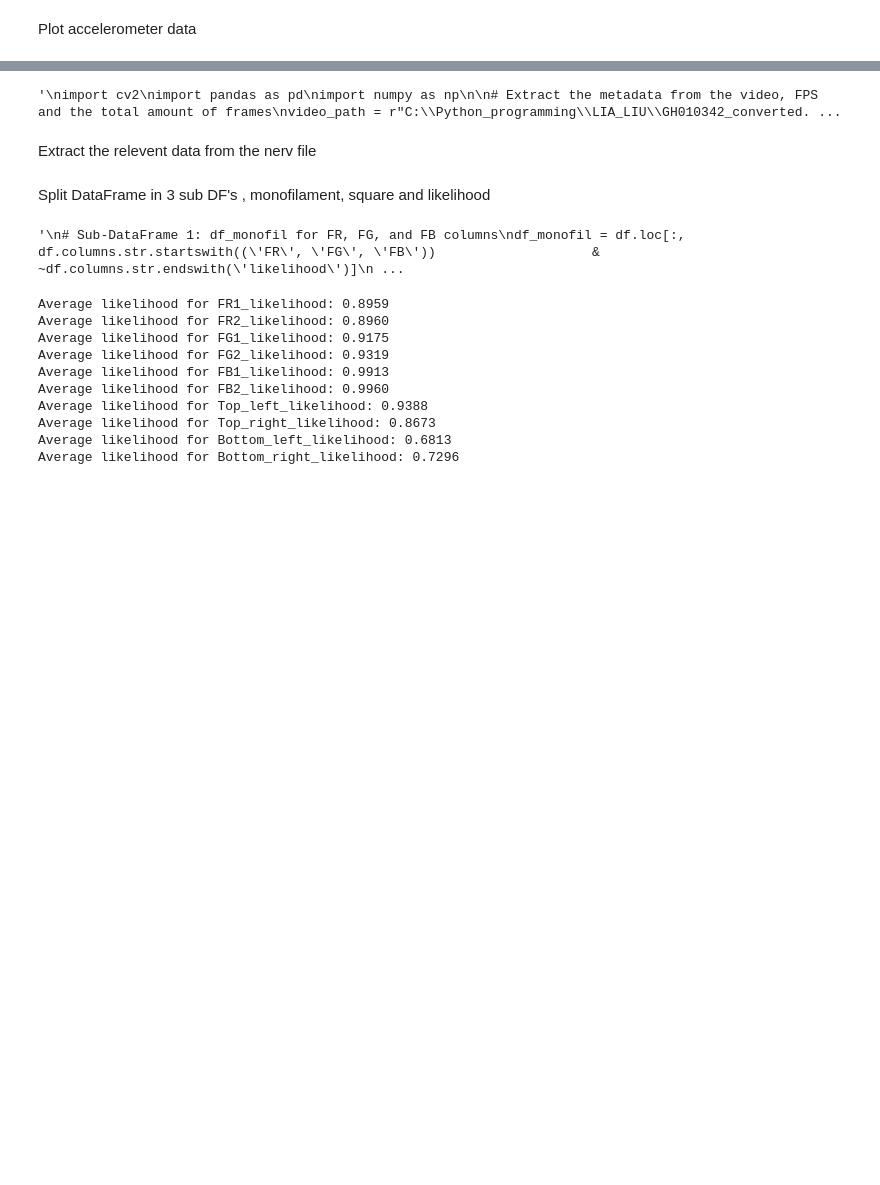
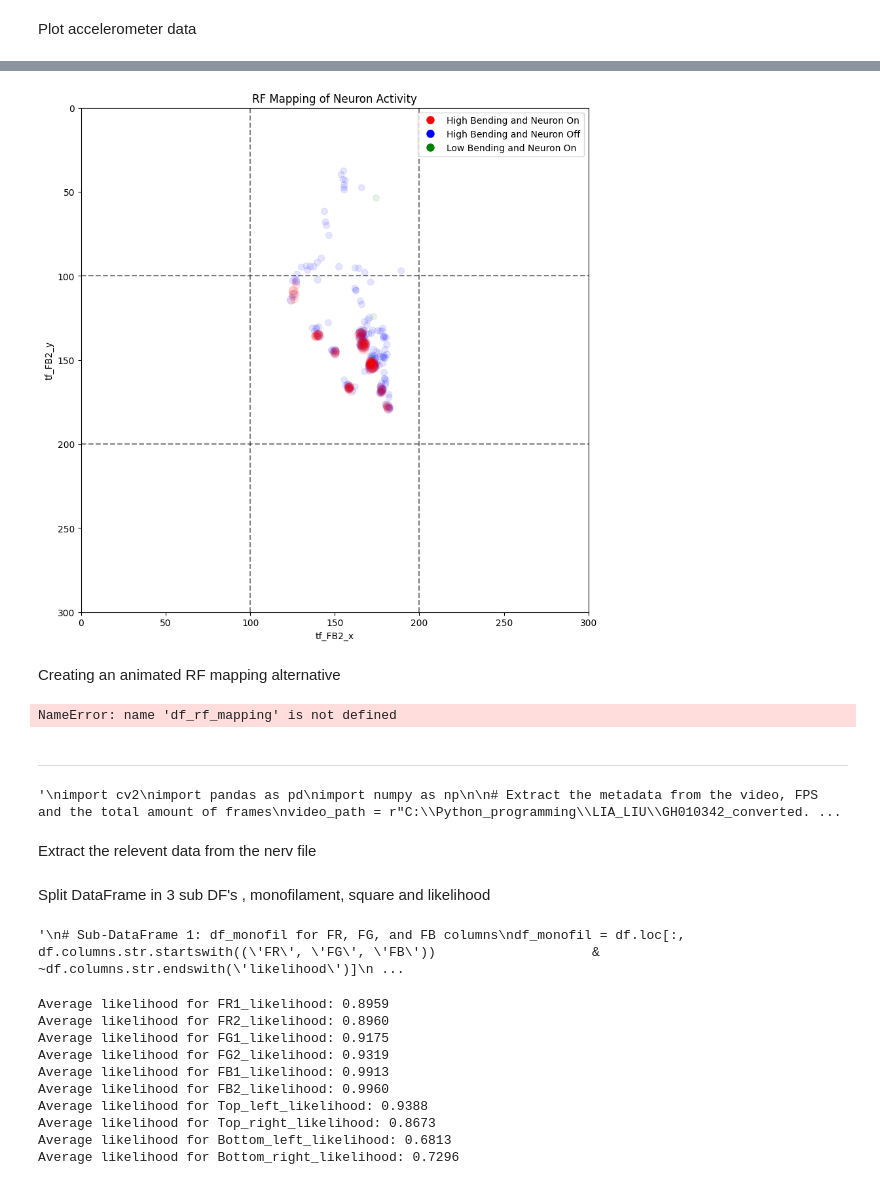
Before and after one commit to Periksvensson84/RF_mapping, a Jupyter notebook: RF_mapping/In_progress/test_gabriel.ipynb, the cells around one changed output, grey strips where cells are left out. Saved outputs shown, nothing was run; the diff lists cells and outputs as text; code cells hidden in the pictures; blank space fills up the shorter version.

```diff
--- a/RF_mapping/In_progress/test_gabriel.ipynb
+++ b/RF_mapping/In_progress/test_gabriel.ipynb
@@ -392,0 +465,25 @@ No artists with labels found to put in legend.  Note that artists whose label st
+# %%
+# create artificial synchronized neuron data, first starting with some real data:
+# take transformed monofil tip data, bending coefficient data, and make the spikes data in a few conditions:
+# 1. when bending coefficient is above a certain threshold, make spike data 1
+# 2. when bending coefficient is above a certain threshold, make spike data 0
+# 3. when bending coefficient is below a certain threshold, make spike data 1
+
+df_rf_mapping = pd.concat([transformed_monofil.iloc[:, -2:], df_monofil['Bending_Coefficient']], axis=1)
+
+# Now create the spike data on the above conditions, most should be 1 when threshold is past the certain threshold
+threshold = 0.14 * df_rf_mapping['Bending_Coefficient'].max()
+
+# Initialize the spike data column with zeros
+df_rf_mapping['Neuron'] = 0
+
+# Condition 1: When bending coefficient is above the threshold, make spike data 1 sometimes
+high_bending_indices = df_rf_mapping['Bending_Coefficient'] > threshold
+df_rf_mapping.loc[high_bending_indices, 'Neuron'] = np.random.choice([0, 1], size=high_bending_indices.sum(), p=[0.2, 0.8])
+
+# Condition 2: When bending coefficient is above the threshold, make spike data 0 sometimes
+# (This condition is already covered by the initialization of the spike data column with zeros)
+
+# Condition 3: When bending coefficient is below the threshold, make spike data 1 sometimes
+low_bending_indices = df_rf_mapping['Bending_Coefficient'] <= threshold
+df_rf_mapping.loc[low_bending_indices, 'Neuron'] = np.random.choice([0, 1], size=low_bending_indices.sum(), p=[0.99, 0.01])
@@ -392,0 +541,6 @@ No artists with labels found to put in legend.  Note that artists whose label st
+# %%
+plot_rf_mapping(df_rf_mapping, 0.04)
+# %% [output]
+[figure, added]
+# %% [markdown]
+Creating an animated RF mapping alternative
@@ -393,3 +608,9 @@ No artists with labels found to put in legend.  Note that artists whose label st
+# %%
+realtime_rf_mapping(df_rf_mapping, 0.04)
+# %% [output]
+NameError: name 'df_rf_mapping' is not defined
+# %% [markdown]
+---
 # %%
 '''
 import cv2
```
Also changed, not shown: parts of 22 cells of this notebook, 4 other files.
